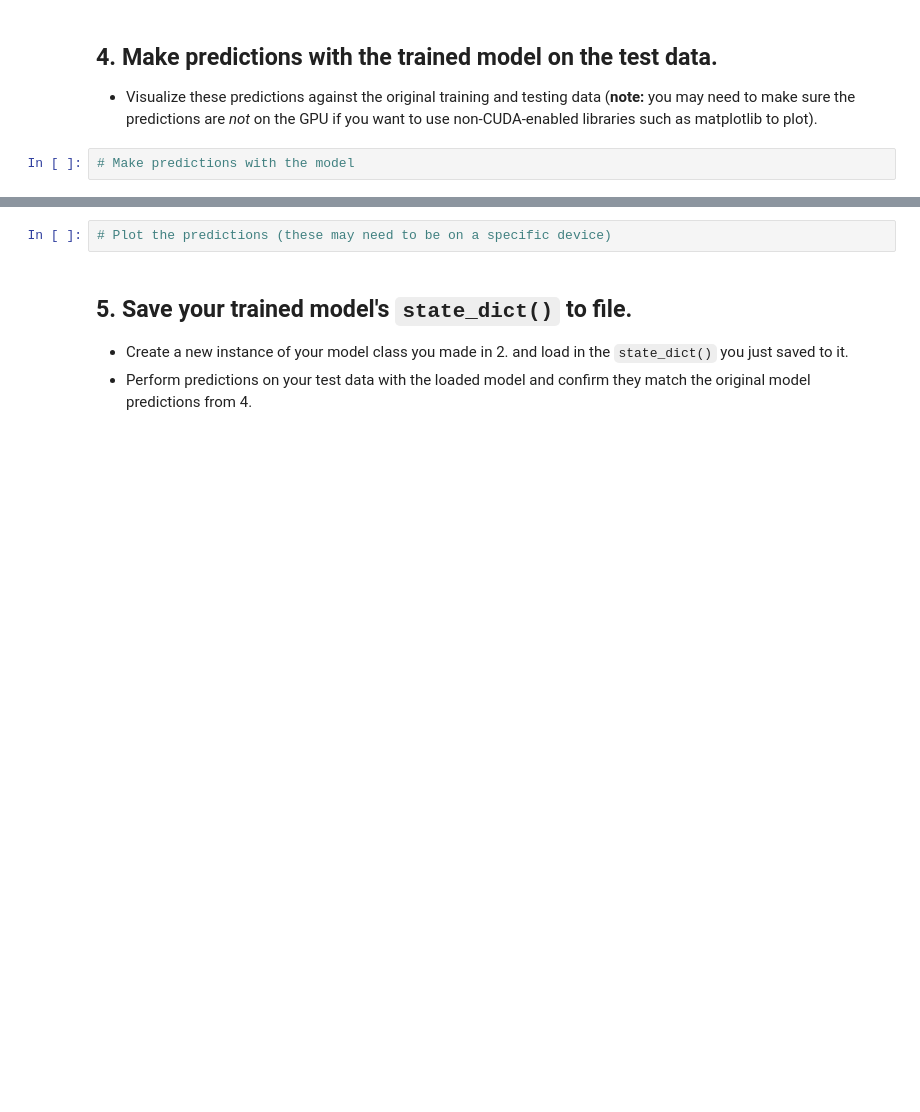
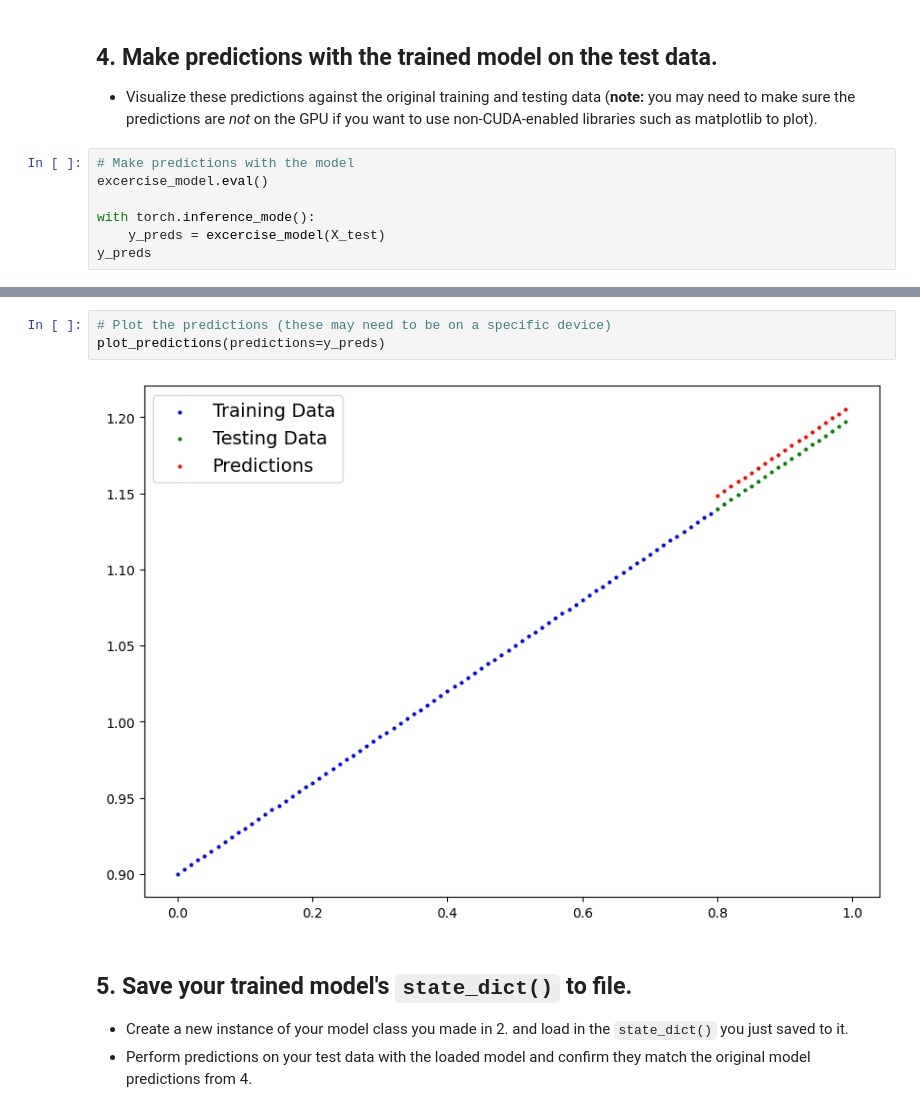
Before and after one commit to Takosaga/pytorch_for_dl_and_ml, a Jupyter notebook: 01_workflow/01_pytorch_workflow_exercises.ipynb, the cells around one changed output, grey strips where cells are left out. Cells and saved outputs as stored; diff of their text form; blank space fills up the shorter version.

```diff
--- a/01_workflow/01_pytorch_workflow_exercises.ipynb
+++ b/01_workflow/01_pytorch_workflow_exercises.ipynb
@@ -221,3 +225,8 @@ Epoch: 280 | Train loss: 0.254 | Test loss: 0.590
   * Visualize these predictions against the original training and testing data (**note:** you may need to make sure the predictions are *not* on the GPU if you want to use non-CUDA-enabled libraries such as matplotlib to plot).
 # %%
 # Make predictions with the model
+excercise_model.eval()
+
+with torch.inference_mode():
+    y_preds = excercise_model(X_test)
+y_preds
@@ -224,5 +254,8 @@ Epoch: 280 | Train loss: 0.254 | Test loss: 0.590
 # %%
 # Plot the predictions (these may need to be on a specific device)
+plot_predictions(predictions=y_preds)
+# %% [output]
+[figure, added]
 # %% [markdown]
 ## 5. Save your trained model's `state_dict()` to file.
   * Create a new instance of your model class you made in 2. and load in the `state_dict()` you just saved to it.
```
Also changed, not shown: parts of 4 cells of this notebook.
